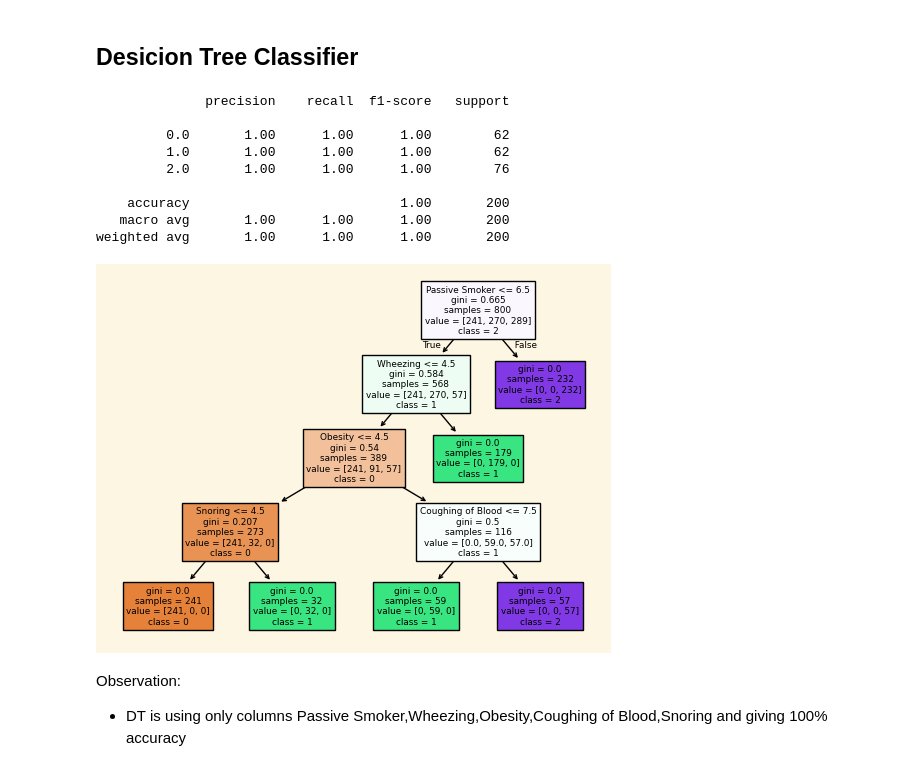
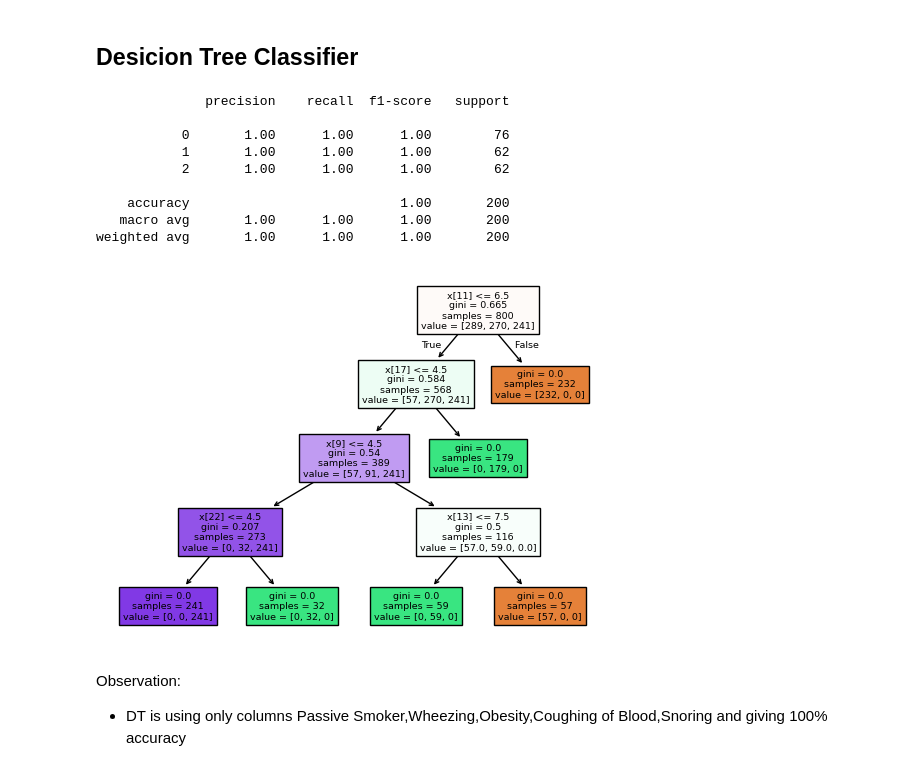
Before and after one commit to Sri-Ram-A/LungCancerPrediction, a Jupyter notebook: testing/AIML_EL.ipynb, the cells around one changed output. Drawn from its saved outputs; the diff is of its cells as text; code cells hidden in the pictures.

```diff
--- a/testing/AIML_EL.ipynb
+++ b/testing/AIML_EL.ipynb
@@ -141,16 +128,7 @@ features_description = {
 #     plt.tight_layout()
 
 # plt.show()
-# %%
-levels={
-    "Low":0,
-    "Medium":1,
-    "High":2
-}
-df.iloc[:, -1] = df.iloc[:, -1].apply(lambda x: levels[x]) #Label/Ordinal Encoding
 # %%
-X,y=np.array(df.iloc[:,:-1]),np.array(df.iloc[:,-1])
-X_train,X_test,y_train,y_test=sk.model_selection.train_test_split(X,y,test_size=0.2,random_state=1)
-y_train=y_train.astype(float)
-y_test=y_test.astype(float)
+X,y=df.iloc[:,:-1],df.iloc[:,-1]
+X_train,X_test,y_train,y_test=sklearn.model_selection.train_test_split(X,y,test_size=0.2,random_state=1)
 # %% [markdown]
@@ -225,10 +215,11 @@ Observation:
 * Using LR couldn't converge to best soln. even using 500 epochs
 * Using gbc getting good f1-score using 4 features
 # %%
-selector = SelectKBest(mutual_info_classif, k=3)
+selector = sklearn.feature_selection.SelectKBest(
+    sklearn.feature_selection.mutual_info_classif, k=3)
 selector.fit(X_train, y_train)
 selected_feature_mask = selector.get_support()
-selected_feature_mask #returns boolean array
+selected_feature_mask # returns boolean array
 # %% [output]
 array([False, False, False, False, False, False, False, False, False,
        False, False,  True,  True,  True, False, False, False, False,
@@ -336,20 +285,20 @@ weighted avg       0.77      0.78      0.77       200
 # %%
 dt = DecisionTreeClassifier(random_state=42)
 dt.fit(X_train,y_train)
 y_pred_dt=dt.predict(X_test)
 print(classification_report(y_test,y_pred_dt))
-_=plot_tree(dt,feature_names=df.columns[:-1],class_names=df[df.columns[-1]].unique().astype(str),filled=True)
+_=plot_tree(dt,filled=True)
 # %% [output]
               precision    recall  f1-score   support
 
-         0.0       1.00      1.00      1.00        62
-         1.0       1.00      1.00      1.00        62
-         2.0       1.00      1.00      1.00        76
+           0       1.00      1.00      1.00        76
+           1       1.00      1.00      1.00        62
+           2       1.00      1.00      1.00        62
 
     accuracy                           1.00       200
    macro avg       1.00      1.00      1.00       200
 weighted avg       1.00      1.00      1.00       200
-[figure, old version]
+[figure, new version]
 # %% [markdown]
 Observation:
 - DT is using only columns Passive Smoker,Wheezing,Obesity,Coughing of Blood,Snoring and giving 100% accuracy
```
Also changed, not shown: parts of 67 cells of this notebook, 16 other files.
